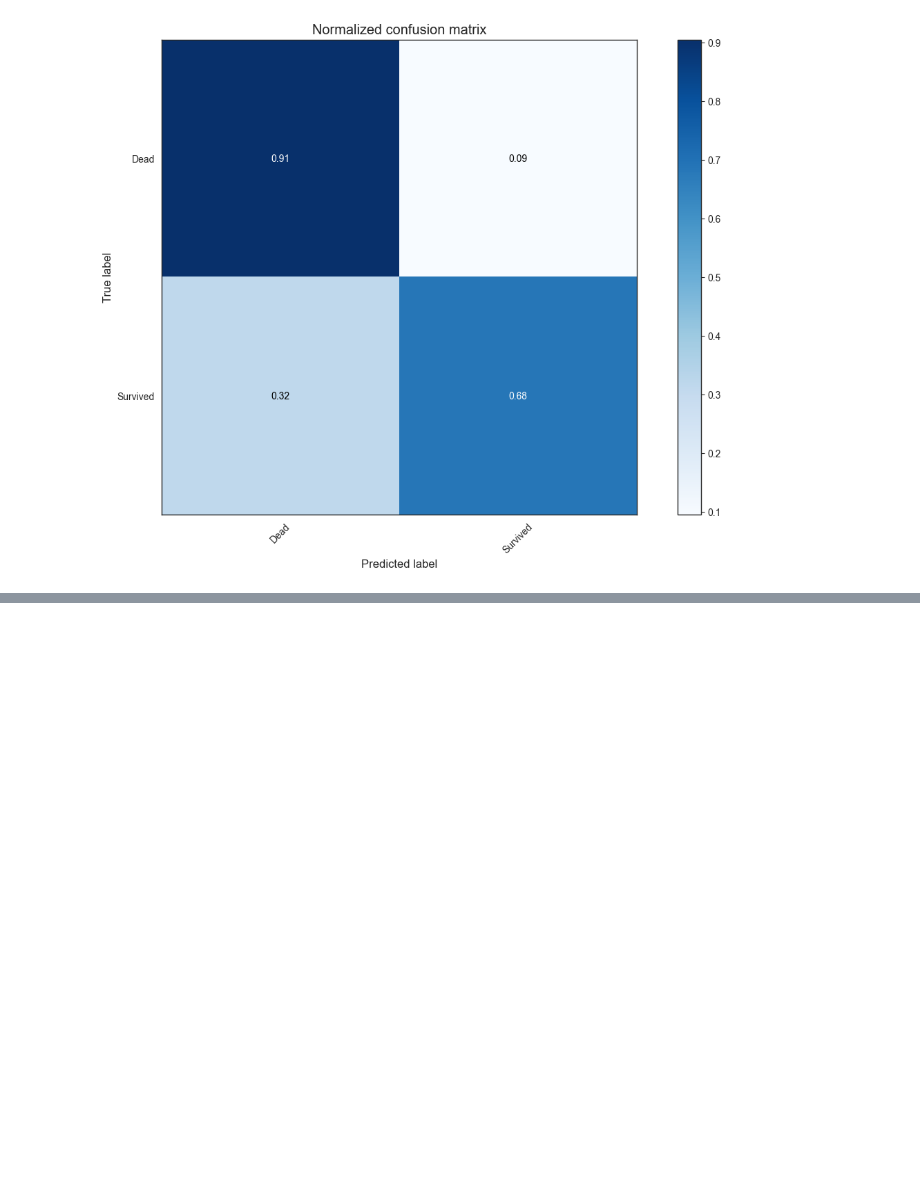
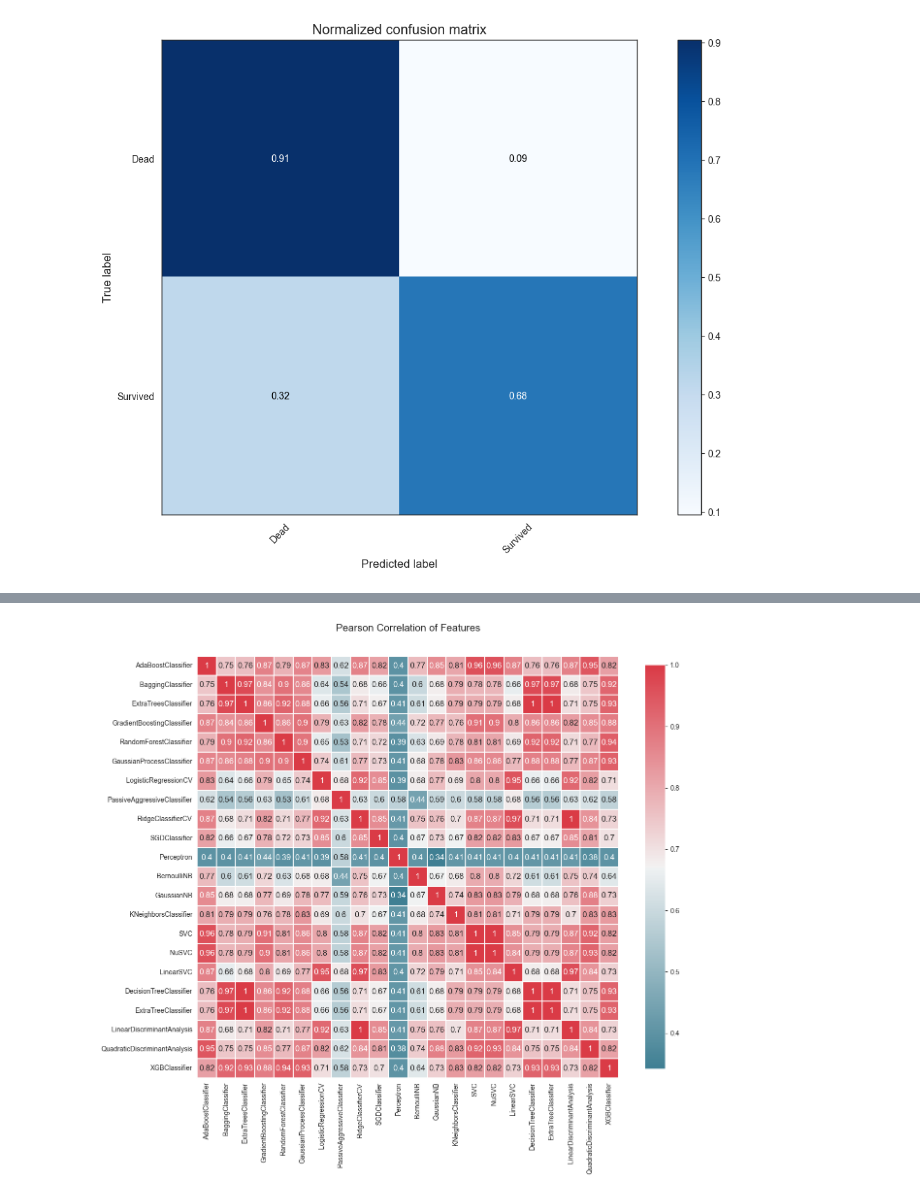
Before and after one commit to LeeFlyYoung/kaggle-competitions, a Jupyter notebook: competition/titanic/A_data_science_framework.ipynb, the cells around one changed output, grey strips where cells are left out. Cells and saved outputs as stored; diff of their text form; code cells hidden in the pictures; blank space fills up the shorter version.

```diff
--- a/competition/titanic/A_data_science_framework.ipynb
+++ b/competition/titanic/A_data_science_framework.ipynb
@@ -973,0 +1038,4 @@ AFTER DT Test w/bin score 3*STD: +/-5.00
+# %%
+correlation_heatmap(MLA_predict)
+# %% [output]
+[figure, added]
```
Also changed, not shown: parts of 15 cells of this notebook, 3 other files.
